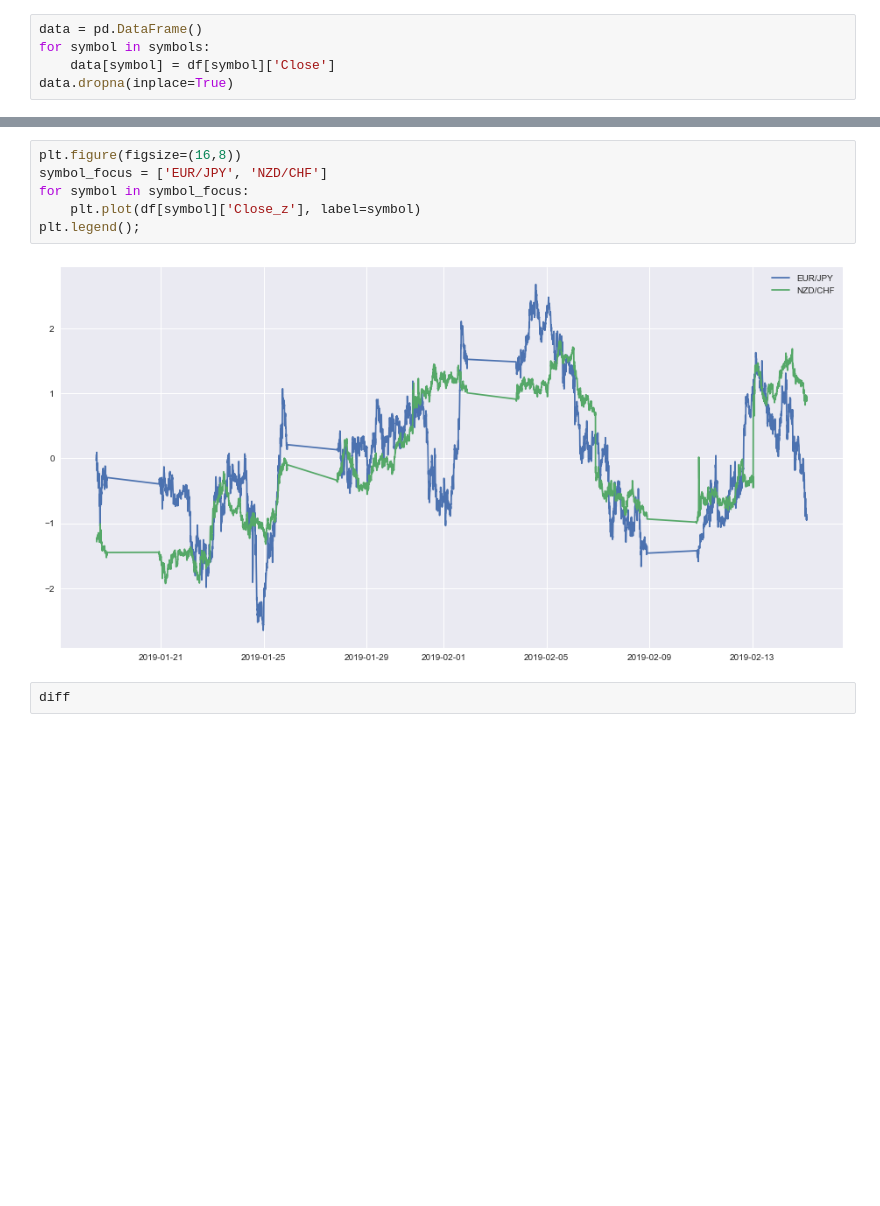
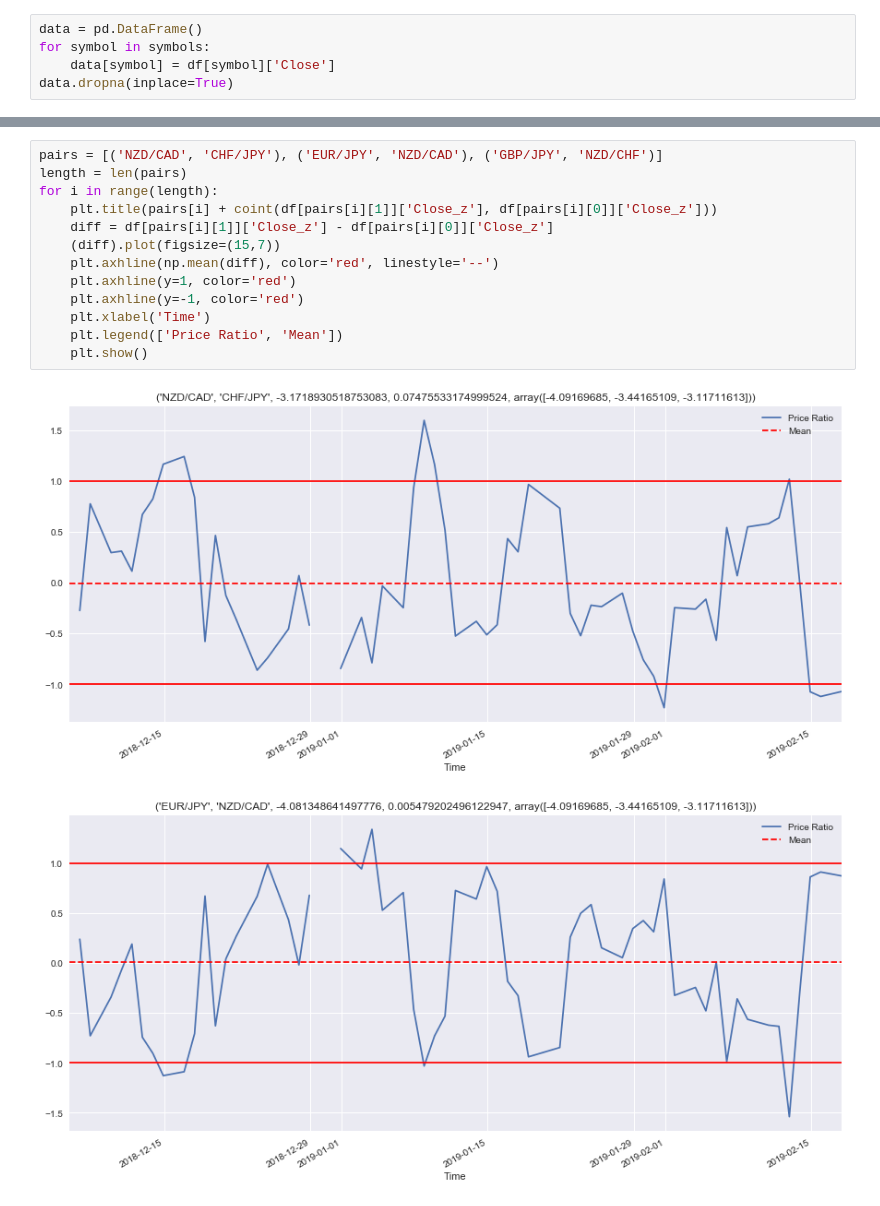
Before and after one commit to ballmdr/blockchain-python, a Jupyter notebook: FXCM/Pairs Trading.ipynb, the cells around one changed output, grey strips where cells are left out. Cells and saved outputs as stored; diff of their text form; blank space fills up the shorter version.

```diff
--- a/FXCM/Pairs Trading.ipynb
+++ b/FXCM/Pairs Trading.ipynb
@@ -97,10 +93,16 @@ for i in range(length):
-# %%
-plt.figure(figsize=(16,8))
-symbol_focus = ['EUR/JPY', 'NZD/CHF']
-for symbol in symbol_focus:
-    plt.plot(df[symbol]['Close_z'], label=symbol)
-plt.legend();
-# %% [output]
-[figure, removed]
-# %%
-diff
+# %%
+pairs = [('NZD/CAD', 'CHF/JPY'), ('EUR/JPY', 'NZD/CAD'), ('GBP/JPY', 'NZD/CHF')]
+length = len(pairs)
+for i in range(length):
+    plt.title(pairs[i] + coint(df[pairs[i][1]]['Close_z'], df[pairs[i][0]]['Close_z']))
+    diff = df[pairs[i][1]]['Close_z'] - df[pairs[i][0]]['Close_z']
+    (diff).plot(figsize=(15,7))
+    plt.axhline(np.mean(diff), color='red', linestyle='--')
+    plt.axhline(y=1, color='red')
+    plt.axhline(y=-1, color='red')
+    plt.xlabel('Time')
+    plt.legend(['Price Ratio', 'Mean'])
+    plt.show()
+# %% [output]
+[figure, added]
+[figure, added]
```
Also changed, not shown: parts of 8 cells of this notebook, 5 other files.
